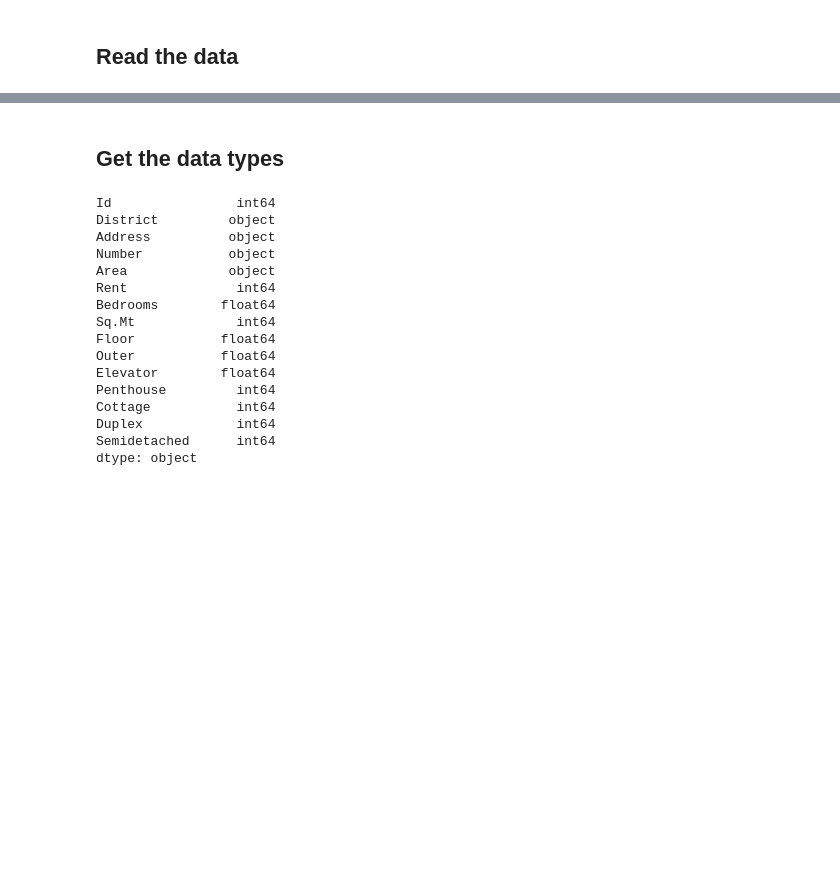
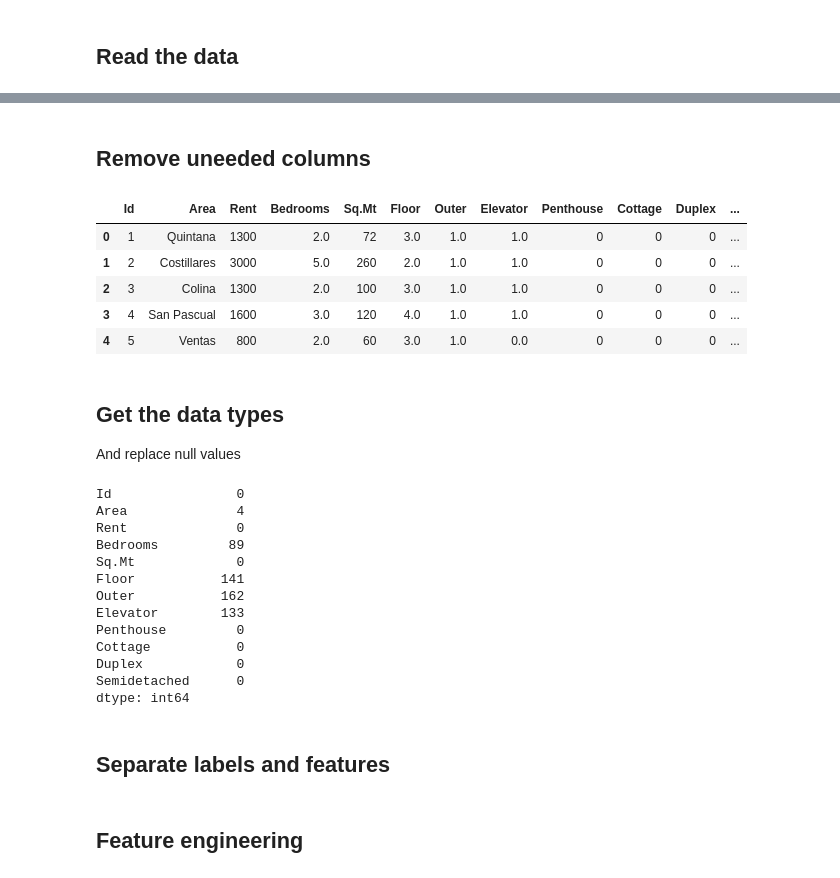
Before and after one commit to luisguareschi/group-project-ml-1, a Jupyter notebook: segmentation-lg.ipynb, the cells around one changed output, grey strips where cells are left out. Saved outputs shown, nothing was run; the diff lists cells and outputs as text; code cells hidden in the pictures; blank space fills up the shorter version.

```diff
--- a/segmentation-lg.ipynb
+++ b/segmentation-lg.ipynb
@@ -14,26 +16,36 @@ df.head()
 | 2 | 3 | Ciudad Lineal | Piso en calle de Vicente Muzas | 4 | Colina | 1300 | 2.0 | 100 | 3.0 | 1.0 | 1.0 | ... |
 | 3 | 4 | Ciudad Lineal | Piso en calle Badajoz | NaN | San Pascual | 1600 | 3.0 | 120 | 4.0 | 1.0 | 1.0 | ... |
 | 4 | 5 | Ciudad Lineal | Piso en calle de Nuestra Señora d... | 9 | Ventas | 800 | 2.0 | 60 | 3.0 | 1.0 | 0.0 | ... |
+# %% [markdown]
+## Remove uneeded columns
+# %%
+df = df.drop(columns=['Address', 'Number', 'District'])
+
+df.head()
+# %% [output]
+|  | Id | Area | Rent | Bedrooms | Sq.Mt | Floor | Outer | Elevator | Penthouse | Cottage | Duplex | ... |
+| 0 | 1 | Quintana | 1300 | 2.0 | 72 | 3.0 | 1.0 | 1.0 | 0 | 0 | 0 | ... |
+| 1 | 2 | Costillares | 3000 | 5.0 | 260 | 2.0 | 1.0 | 1.0 | 0 | 0 | 0 | ... |
+| 2 | 3 | Colina | 1300 | 2.0 | 100 | 3.0 | 1.0 | 1.0 | 0 | 0 | 0 | ... |
+| 3 | 4 | San Pascual | 1600 | 3.0 | 120 | 4.0 | 1.0 | 1.0 | 0 | 0 | 0 | ... |
+| 4 | 5 | Ventas | 800 | 2.0 | 60 | 3.0 | 1.0 | 0.0 | 0 | 0 | 0 | ... |
 # %% [markdown]
 ## Get the data types
+
+And replace null values
 # %%
-df = df.fillna(0)
-
-df.dtypes
+df.isnull().sum()
 # %% [output]
-Id                int64
-District         object
-Address          object
-Number           object
-Area             object
-Rent              int64
-Bedrooms        float64
-Sq.Mt             int64
-Floor           float64
-Outer           float64
-Elevator        float64
-Penthouse         int64
-Cottage           int64
-Duplex            int64
-Semidetached      int64
-dtype: object
+Id                0
+Area              4
+Rent              0
+Bedrooms         89
+Sq.Mt             0
+Floor           141
+Outer           162
+Elevator        133
+Penthouse         0
+Cottage           0
+Duplex            0
+Semidetached      0
+dtype: int64
@@ -39,0 +57,2 @@ dtype: object
+# %% [markdown]
+## Separate labels and features
@@ -39,0 +62,2 @@ dtype: object
+# %% [markdown]
+## Feature engineering
```
Also changed, not shown: parts of 19 cells of this notebook.
